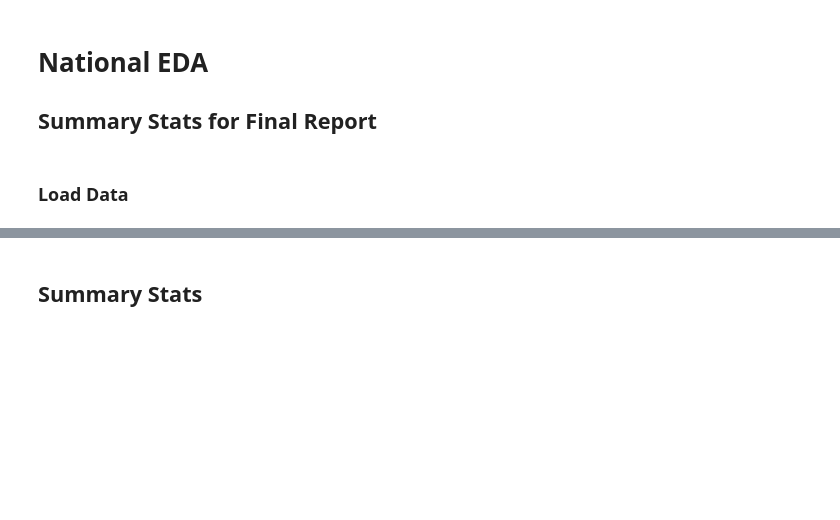
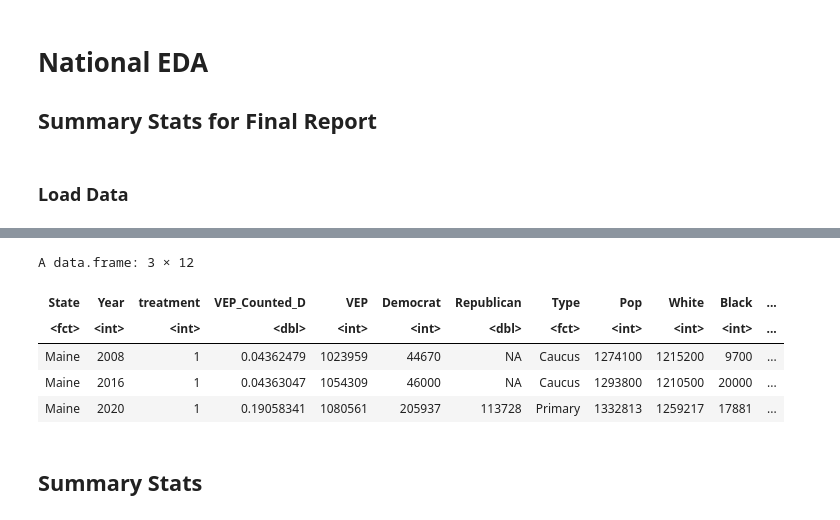
Before and after one commit to aberman6/dukeMIDS-CasualInference-USPrimaries, a Jupyter notebook: 30_results/National_EDA.ipynb, the cells around one changed output, grey strips where cells are left out. Drawn from its saved outputs; the diff is of its cells as text; code cells hidden in the pictures; blank space fills up the shorter version.

Commit message:
Maine restructuring

```diff
--- a/30_results/National_EDA.ipynb
+++ b/30_results/National_EDA.ipynb
@@ -25,6 +25,16 @@ A data.frame: 6 × 12
 | 4 | Nevada | 2008 | 0 | 0.07042257 | 1669337 | 117559 | 44315 | Caucus | 2556800 | 1447500 | ... |
 | 5 | South Carolina | 2008 | 0 | 0.16474432 | 3230163 | 532151 | NA | Primary | 4318400 | 2819300 | ... |
 | 6 | Florida | 2008 | 0 | 0.13940105 | 12553134 | 1749920 | 1949498 | Primary | 17874300 | 10772300 | ... |
+# %%
+turnout %>%
+    filter(State == "Maine")
+# %% [output]
+A data.frame: 3 × 12
+| State | Year | treatment | VEP_Counted_D | VEP | Democrat | Republican | Type | Pop | White | Black | ... |
+| <fct> | <int> | <int> | <dbl> | <int> | <int> | <dbl> | <fct> | <int> | <int> | <int> | ... |
+| Maine | 2008 | 1 | 0.04362479 | 1023959 | 44670 | NA | Caucus | 1274100 | 1215200 | 9700 | ... |
+| Maine | 2016 | 1 | 0.04363047 | 1054309 | 46000 | NA | Caucus | 1293800 | 1210500 | 20000 | ... |
+| Maine | 2020 | 1 | 0.19058341 | 1080561 | 205937 | 113728 | Primary | 1332813 | 1259217 | 17881 | ... |
 # %%
 turnout <- turnout %>%
     mutate(WhitePerc = White/Pop,
```
Also changed, not shown: 2 other files.
